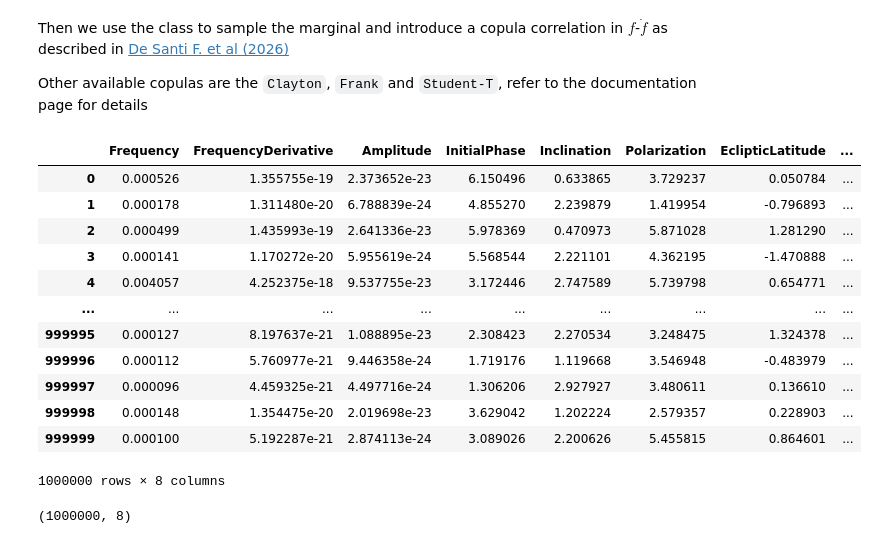
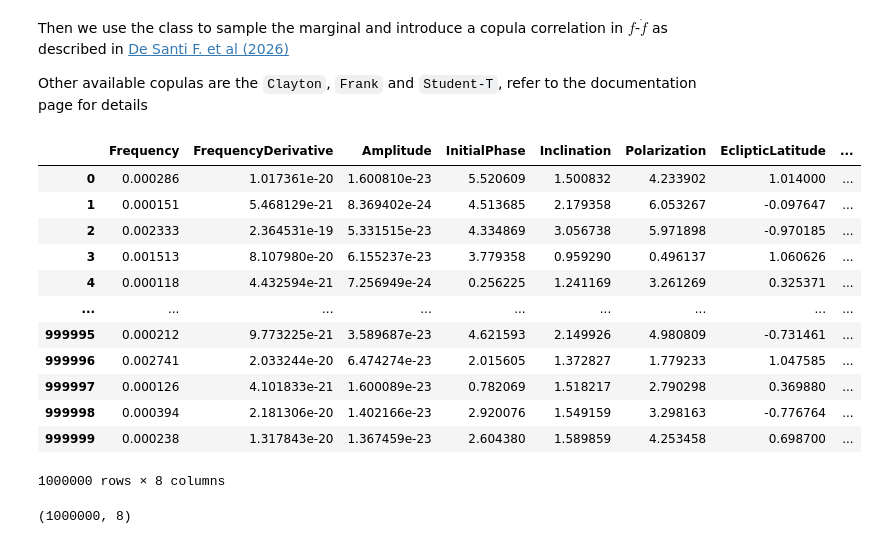
Before and after one commit to fdesanti/fast-lisa-subtraction, a Jupyter notebook: docs/source/indexes/simulating_catalogs.ipynb, the cells around one changed output. Drawn from its saved outputs; the diff is of its cells as text; code cells hidden in the pictures.

```diff
--- a/docs/source/indexes/simulating_catalogs.ipynb
+++ b/docs/source/indexes/simulating_catalogs.ipynb
@@ -59,7 +59,7 @@ We first need to define a dictionary with the prior for each set of parameters,
 from fast_lisa_subtraction.priors import *
 
 prior_dict = dict(
-                Frequency           = PowerLaw(alpha=-2.9, minimum=1e-4, maximum=1e-1, name='Frequency', device=device),
+                Frequency           = PowerLaw(alpha=-2, minimum=1e-4, maximum=1e-1, name='Frequency', device=device),
                 FrequencyDerivative = Gamma(alpha=2, beta=3, offset=-20.0, name='FrequencyDerivative', device=device),
                 Amplitude           = LogNormal(mu=-21.5, sigma=0.2, minimum=-24.5, maximum=-20.5, name='Amplitude', device=device),
                 InitialPhase        = Uniform(0, 2*np.pi, name='InitialPhase', device=device),
@@ -75,28 +75,28 @@ Other available copulas are the `Clayton`, `Frank` and `Student-T`, refer to the
 # %%
 # Instantiate the GalacticBinaryPopulation class
 GB_population = GalacticBinaryPopulation(priors=prior_dict, device=device)
 
 # Generate samples from the population
 N = int(1e6)
-GB_population_samples = GB_population.sample(N, copula=True, kind='gaussian', rho=0.995)
+GB_population_samples = GB_population.sample(N, copula=True, kind='gaussian', rho=0.8)
 
 # Convert to a dataframe and inspect the columns
 GB_population_df = GB_population_samples.dataframe()
 
 GB_population_df
 # %% [output]
 |  | Frequency | FrequencyDerivative | Amplitude | InitialPhase | Inclination | Polarization | EclipticLatitude | ... |
-| 0 | 0.000526 | 1.355755e-19 | 2.373652e-23 | 6.150496 | 0.633865 | 3.729237 | 0.050784 | ... |
-| 1 | 0.000178 | 1.311480e-20 | 6.788839e-24 | 4.855270 | 2.239879 | 1.419954 | -0.796893 | ... |
-| 2 | 0.000499 | 1.435993e-19 | 2.641336e-23 | 5.978369 | 0.470973 | 5.871028 | 1.281290 | ... |
-| 3 | 0.000141 | 1.170272e-20 | 5.955619e-24 | 5.568544 | 2.221101 | 4.362195 | -1.470888 | ... |
-| 4 | 0.004057 | 4.252375e-18 | 9.537755e-23 | 3.172446 | 2.747589 | 5.739798 | 0.654771 | ... |
+| 0 | 0.000286 | 1.017361e-20 | 1.600810e-23 | 5.520609 | 1.500832 | 4.233902 | 1.014000 | ... |
+| 1 | 0.000151 | 5.468129e-21 | 8.369402e-24 | 4.513685 | 2.179358 | 6.053267 | -0.097647 | ... |
+| 2 | 0.002333 | 2.364531e-19 | 5.331515e-23 | 4.334869 | 3.056738 | 5.971898 | -0.970185 | ... |
+| 3 | 0.001513 | 8.107980e-20 | 6.155237e-23 | 3.779358 | 0.959290 | 0.496137 | 1.060626 | ... |
+| 4 | 0.000118 | 4.432594e-21 | 7.256949e-24 | 0.256225 | 1.241169 | 3.261269 | 0.325371 | ... |
 | ... | ... | ... | ... | ... | ... | ... | ... | ... |
-| 999995 | 0.000127 | 8.197637e-21 | 1.088895e-23 | 2.308423 | 2.270534 | 3.248475 | 1.324378 | ... |
-| 999996 | 0.000112 | 5.760977e-21 | 9.446358e-24 | 1.719176 | 1.119668 | 3.546948 | -0.483979 | ... |
-| 999997 | 0.000096 | 4.459325e-21 | 4.497716e-24 | 1.306206 | 2.927927 | 3.480611 | 0.136610 | ... |
-| 999998 | 0.000148 | 1.354475e-20 | 2.019698e-23 | 3.629042 | 1.202224 | 2.579357 | 0.228903 | ... |
-| 999999 | 0.000100 | 5.192287e-21 | 2.874113e-24 | 3.089026 | 2.200626 | 5.455815 | 0.864601 | ... |
+| 999995 | 0.000212 | 9.773225e-21 | 3.589687e-23 | 4.621593 | 2.149926 | 4.980809 | -0.731461 | ... |
+| 999996 | 0.002741 | 2.033244e-20 | 6.474274e-23 | 2.015605 | 1.372827 | 1.779233 | 1.047585 | ... |
+| 999997 | 0.000126 | 4.101833e-21 | 1.600089e-23 | 0.782069 | 1.518217 | 2.790298 | 0.369880 | ... |
+| 999998 | 0.000394 | 2.181306e-20 | 1.402166e-23 | 2.920076 | 1.549159 | 3.298163 | -0.776764 | ... |
+| 999999 | 0.000238 | 1.317843e-20 | 1.367459e-23 | 2.604380 | 1.589859 | 4.253458 | 0.698700 | ... |
 1000000 rows × 8 columns
 # %%
 GB_population_samples.numpy().shape
```
Also changed, not shown: parts of 4 cells of this notebook, 1 other file.
